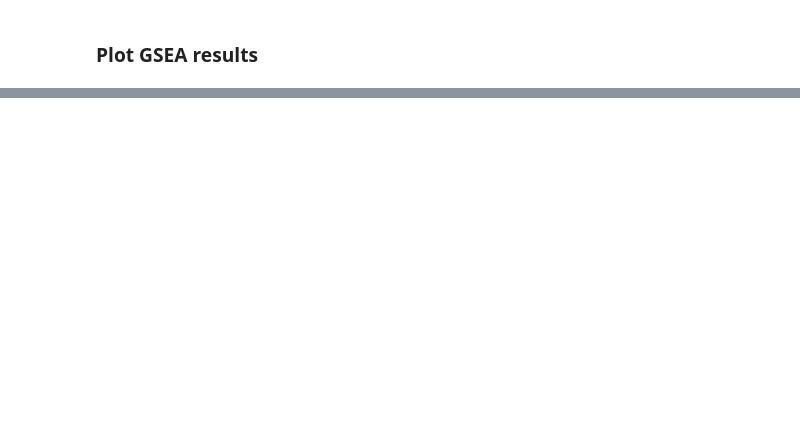
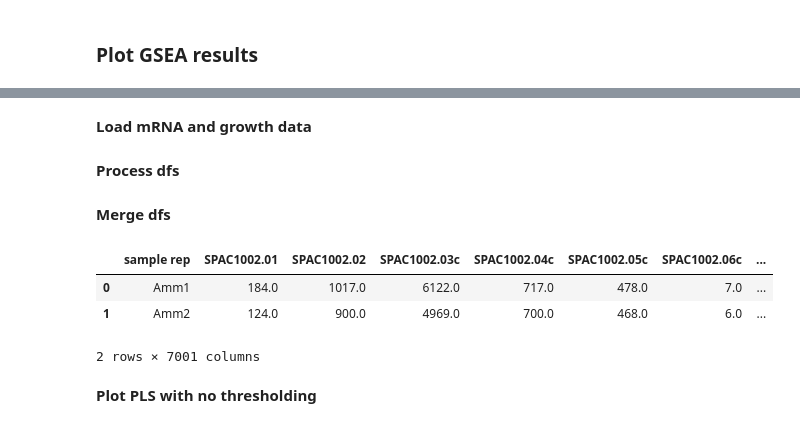
Before and after one commit to AnkitaRoychoudhury/StatisticalResourceAllocation, a Jupyter notebook: figures/fig3.ipynb, the cells around one changed output, grey strips where cells are left out. Saved outputs shown, nothing was run; the diff lists cells and outputs as text; code cells hidden in the pictures; blank space fills up the shorter version.

```diff
--- a/figures/fig3.ipynb
+++ b/figures/fig3.ipynb
@@ -94,0 +133,41 @@ First, I used the Broad GSEA
+# %% [markdown]
+**Load mRNA and growth data**
+# %%
+df_kleijn_mrna = pd.read_excel('../data/s.pombe/normalized_mRNA_counts.xlsx')
+df_kleijn_gr = pd.read_excel('../data/s.pombe/growth_info.xlsx')
+# %% [markdown]
+**Process dfs**
+# %%
+df_kleijn_mrna['sample rep'] = df_kleijn_mrna['medium'] + df_kleijn_mrna['replicate'].fillna(0).astype(int).astype(str)
+df_kleijn_mrna = df_kleijn_mrna[['PomBaseID', 'sample rep', 'raw_counts']]
+
+# remove last row, extraneous
+df_kleijn_mrna = df_kleijn_mrna.iloc[:-1]
+
+df_kleijn_gr['sample rep'] = df_kleijn_gr['medium'] + df_kleijn_gr['replicate'].astype(str)
+# %% [markdown]
+**Merge dfs**
+# %%
+df_kleijn_merge = df_kleijn_mrna.merge(df_kleijn_gr[['sample rep', 'growth_rate']], on='sample rep', how='left')
+df_kleijn_merge = df_kleijn_merge.iloc[:-1]
+
+# Pivot to wide format: rows = sample rep, columns = PomBaseID, values = raw_counts
+df_wide = df_kleijn_merge.pivot_table(
+    index='sample rep',
+    columns='PomBaseID',
+    values='raw_counts'
+).reset_index()
+
+# Get unique growth rate per sample rep
+growth = df_kleijn_gr[['sample rep', 'growth_rate']].drop_duplicates()
+
+# Merge growth_rate back into the wide-format DataFrame
+df_wide = df_wide.merge(growth, on='sample rep', how='left')
+df_wide.head(2)
+# %% [output]
+|  | sample rep | SPAC1002.01 | SPAC1002.02 | SPAC1002.03c | SPAC1002.04c | SPAC1002.05c | SPAC1002.06c | ... |
+| 0 | Amm1 | 184.0 | 1017.0 | 6122.0 | 717.0 | 478.0 | 7.0 | ... |
+| 1 | Amm2 | 124.0 | 900.0 | 4969.0 | 700.0 | 468.0 | 6.0 | ... |
+2 rows × 7001 columns
+# %% [markdown]
+**Plot PLS with no thresholding**
```
Also changed, not shown: parts of 21 cells of this notebook, 15 other files.
